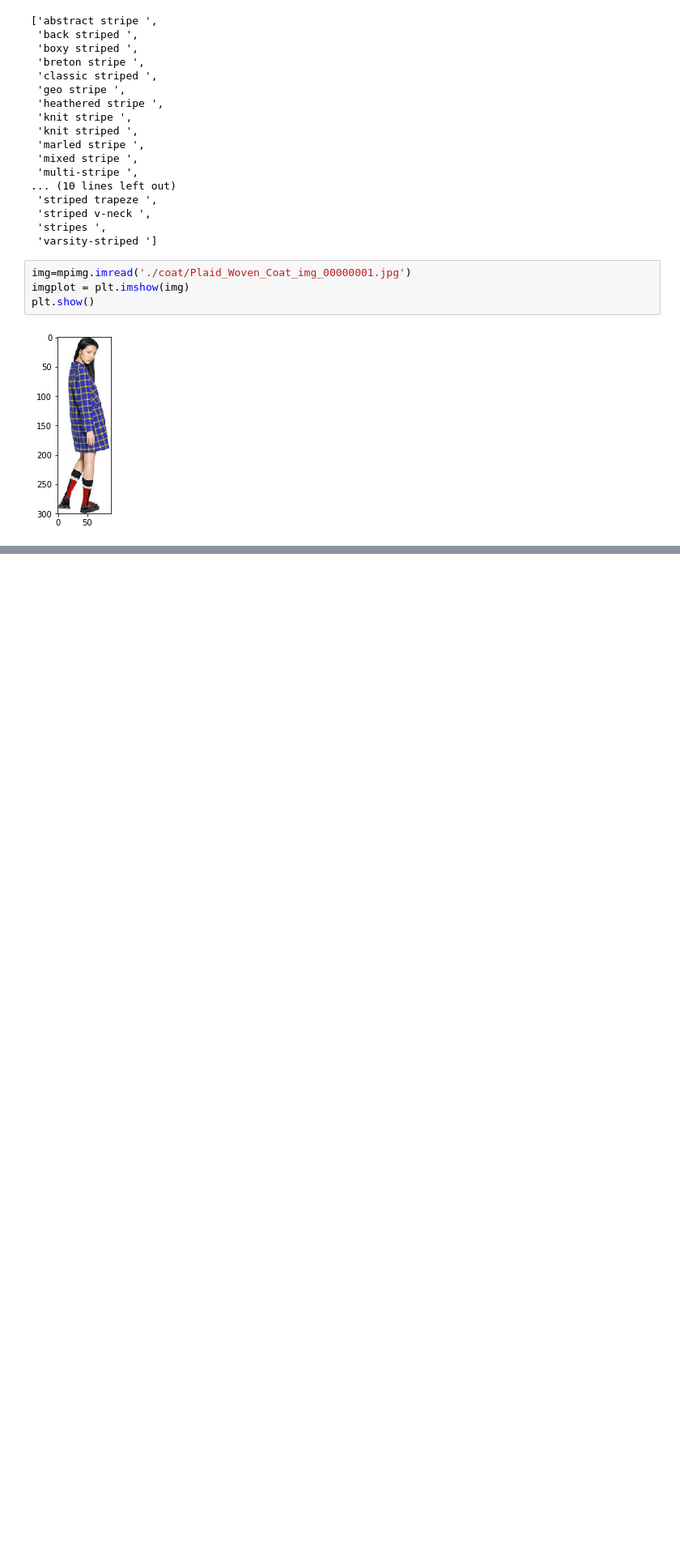
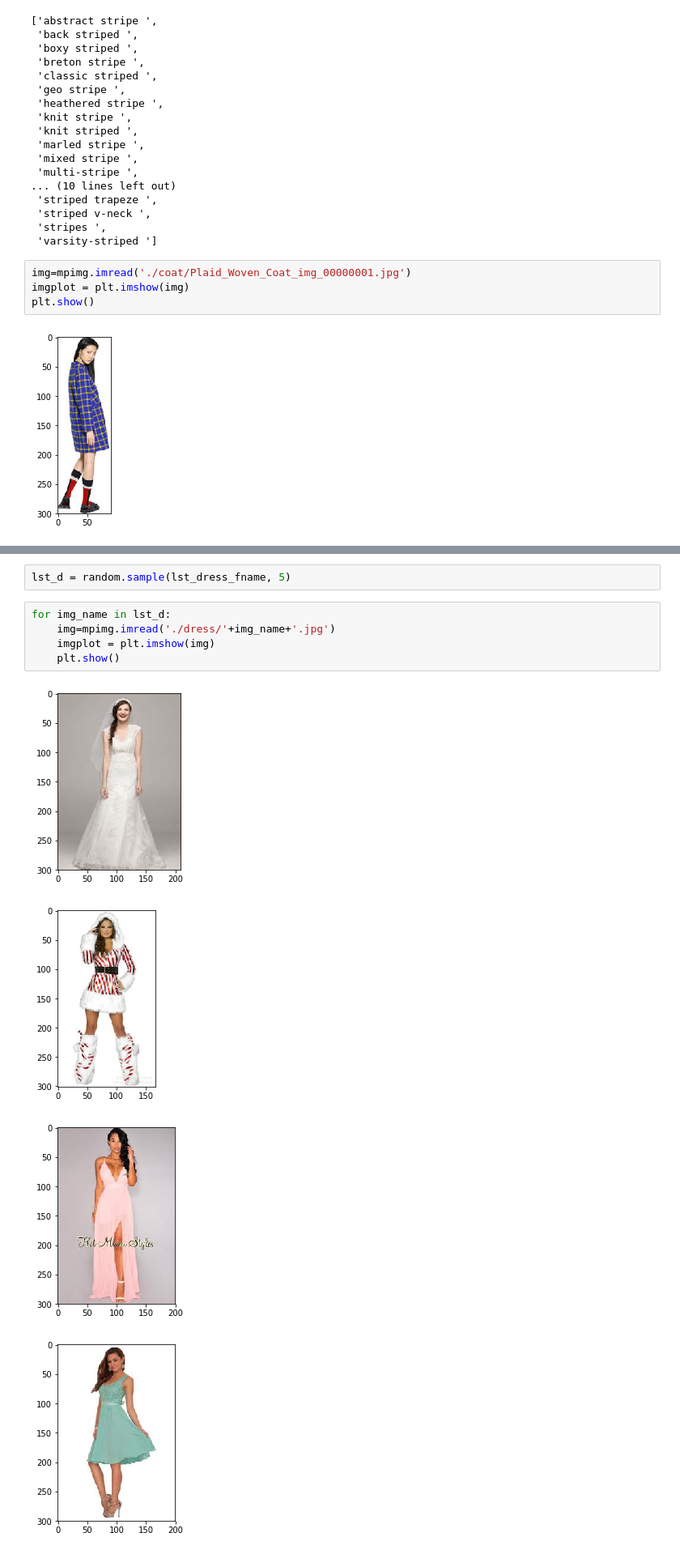
Before and after one commit to starsuzi/deep-fashion, a Jupyter notebook: explore-attributes.ipynb, the cells around one changed output, grey strips where cells are left out. Shown at 81% size. Saved outputs shown, nothing was run; the diff lists cells and outputs as text; blank space fills up the shorter version.

```diff
--- a/explore-attributes.ipynb
+++ b/explore-attributes.ipynb
@@ -488,0 +622,12 @@ print(random_filename)
+# %%
+lst_d = random.sample(lst_dress_fname, 5)
+# %%
+for img_name in lst_d:
+    img=mpimg.imread('./dress/'+img_name+'.jpg')
+    imgplot = plt.imshow(img)
+    plt.show()
+# %% [output]
+[figure, added]
+[figure, added]
+[figure, added]
+[figure, added]
```
Also changed, not shown: parts of 20 cells of this notebook.
